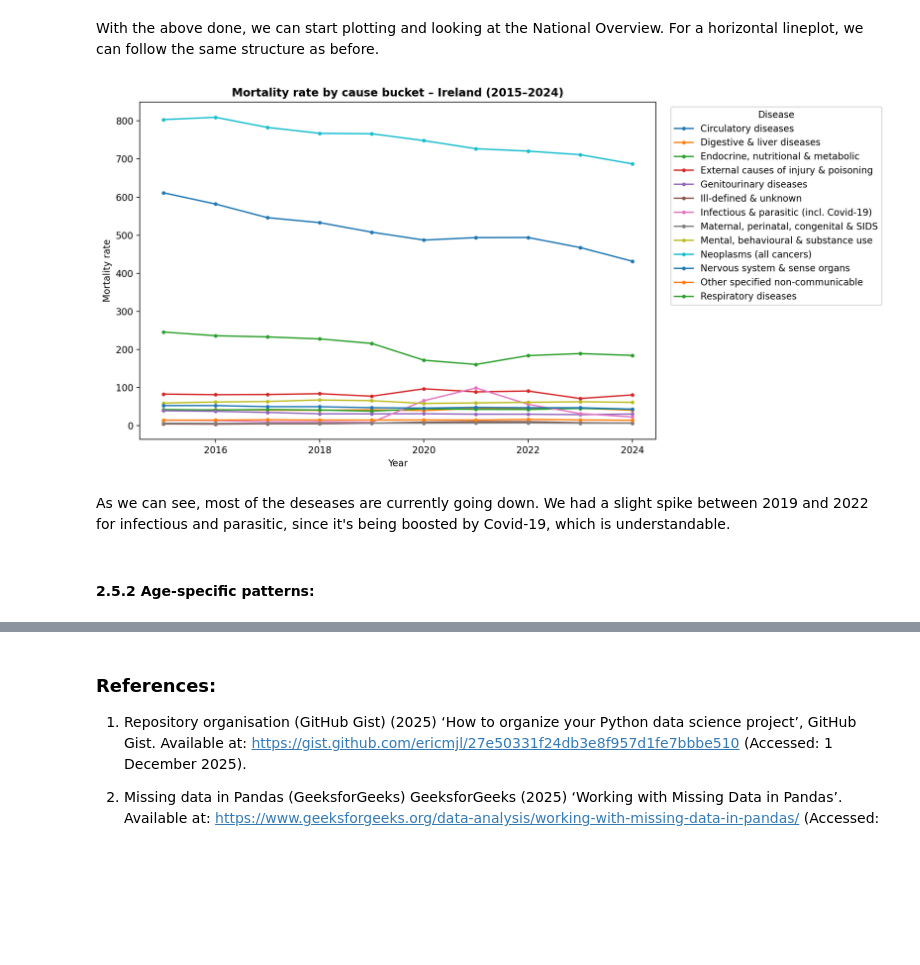
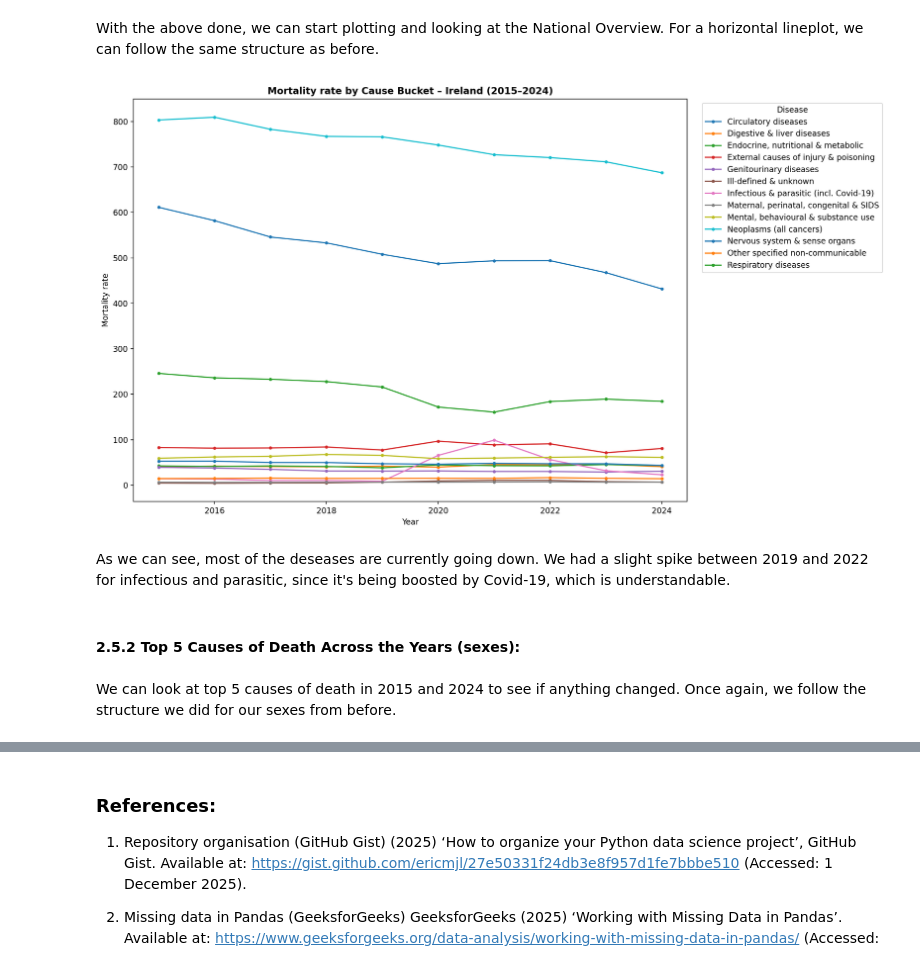
Before and after one commit to LoicBagnoud/Programming-for-Data-Analytics-Project, a Jupyter notebook: Project.ipynb, the cells around one changed output, grey strips where cells are left out. Drawn from its saved outputs; the diff is of its cells as text; code cells hidden in the pictures; blank space fills up the shorter version.

```diff
--- a/Project.ipynb
+++ b/Project.ipynb
@@ -729,37 +729,39 @@ bucket_by_year = (
 )
 
 # We make our plot and measurements
-fig, ax = plt.subplots(figsize=(12, 6), dpi=200)
+fig, ax = plt.subplots(figsize=(14, 8), dpi=200)
 
 # Same logic as we did for the sexes, only this time we're making for each disease.
 for bucket, disease in bucket_by_year.groupby('CauseBucket'):
     ax.plot(
         disease['Year'],
         disease['VALUE'],
         marker='.',
         label=bucket
     )
 
 # Rest of the code stays the same, only adapted for this specific plot.
 ax.set_xlabel('Year')
 ax.set_ylabel('Mortality rate')
-ax.set_title('Mortality rate by cause bucket – Ireland (2015–2024)', fontweight='bold')
+ax.set_title('Mortality rate by Cause Bucket – Ireland (2015–2024)', fontweight='bold')
 
 ax.legend(
     title='Disease',
     loc='upper left',
     bbox_to_anchor=(1.02, 1.0)
 )
 
 fig.tight_layout()
 plt.show()
 
 # References:
 # https://chatgpt.com/share/694a8f57-484c-800b-a817-d1c74b956957
 # https://pandas.pydata.org/docs/reference/api/pandas.DataFrame.groupby.html
 # %% [output]
-[figure, old version]
+[figure, new version]
 # %% [markdown]
 As we can see, most of the deseases are currently going down. We had a slight spike between 2019 and 2022 for infectious and parasitic, since it's being boosted by Covid-19, which is understandable.
 # %% [markdown]
-#### 2.5.2 Age-specific patterns:
+#### 2.5.2 Top 5 Causes of Death Across the Years (sexes):
+# %% [markdown]
+We can look at top 5 causes of death in 2015 and 2024 to see if anything changed. Once again, we follow the structure we did for our sexes from before.
```
Also changed, not shown: parts of 4 cells of this notebook.
